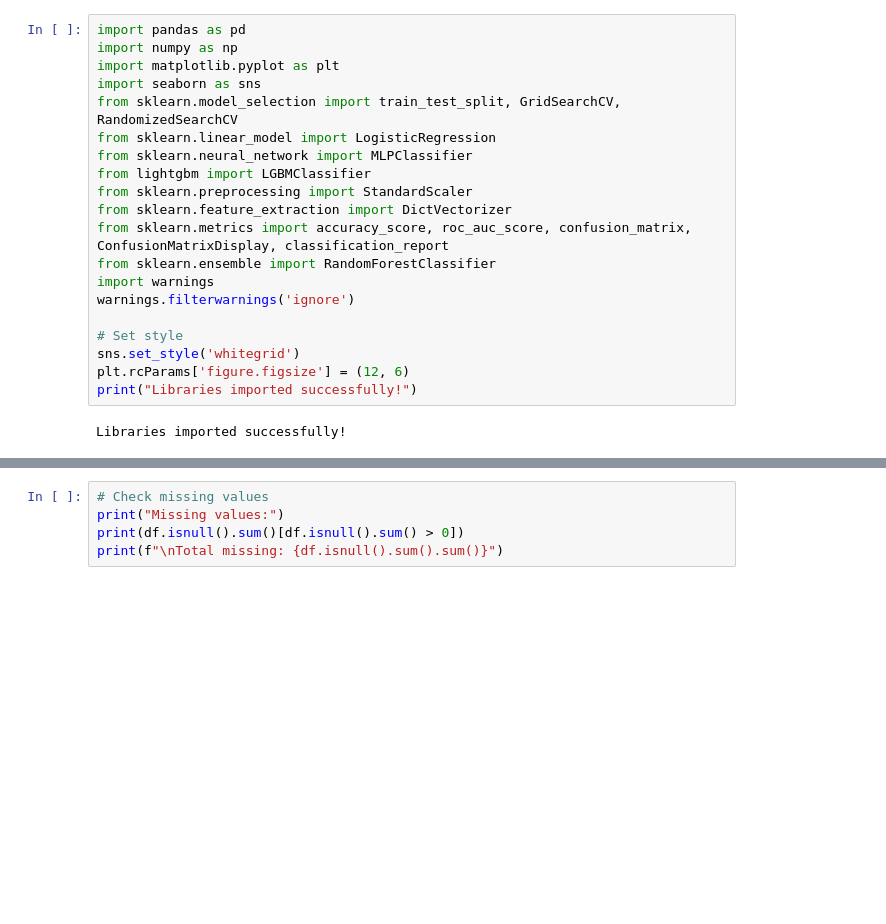
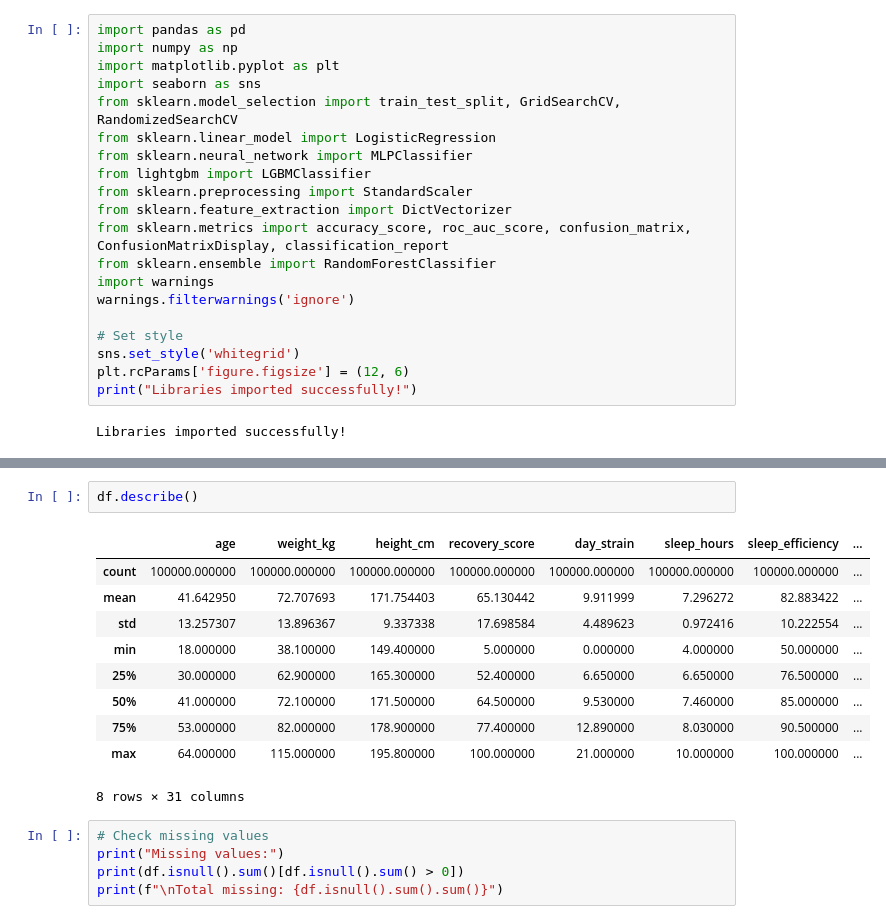
Before and after one commit to bhazheng/whoop-data, a Jupyter notebook: notebooks/notebook.ipynb, the cells around one changed output, grey strips where cells are left out. Cells and saved outputs as stored; diff of their text form; blank space fills up the shorter version.

```diff
--- a/notebooks/notebook.ipynb
+++ b/notebooks/notebook.ipynb
@@ -72,3 +105,16 @@ Dataset Shape: (100000, 39)
+# %%
+df.describe()
+# %% [output]
+|  | age | weight_kg | height_cm | recovery_score | day_strain | sleep_hours | sleep_efficiency | ... |
+| count | 100000.000000 | 100000.000000 | 100000.000000 | 100000.000000 | 100000.000000 | 100000.000000 | 100000.000000 | ... |
+| mean | 41.642950 | 72.707693 | 171.754403 | 65.130442 | 9.911999 | 7.296272 | 82.883422 | ... |
+| std | 13.257307 | 13.896367 | 9.337338 | 17.698584 | 4.489623 | 0.972416 | 10.222554 | ... |
+| min | 18.000000 | 38.100000 | 149.400000 | 5.000000 | 0.000000 | 4.000000 | 50.000000 | ... |
+| 25% | 30.000000 | 62.900000 | 165.300000 | 52.400000 | 6.650000 | 6.650000 | 76.500000 | ... |
+| 50% | 41.000000 | 72.100000 | 171.500000 | 64.500000 | 9.530000 | 7.460000 | 85.000000 | ... |
+| 75% | 53.000000 | 82.000000 | 178.900000 | 77.400000 | 12.890000 | 8.030000 | 90.500000 | ... |
+| max | 64.000000 | 115.000000 | 195.800000 | 100.000000 | 21.000000 | 10.000000 | 100.000000 | ... |
+8 rows × 31 columns
 # %%
 # Check missing values
 print("Missing values:")
```
Also changed, not shown: parts of 13 cells of this notebook, 3 other files.
